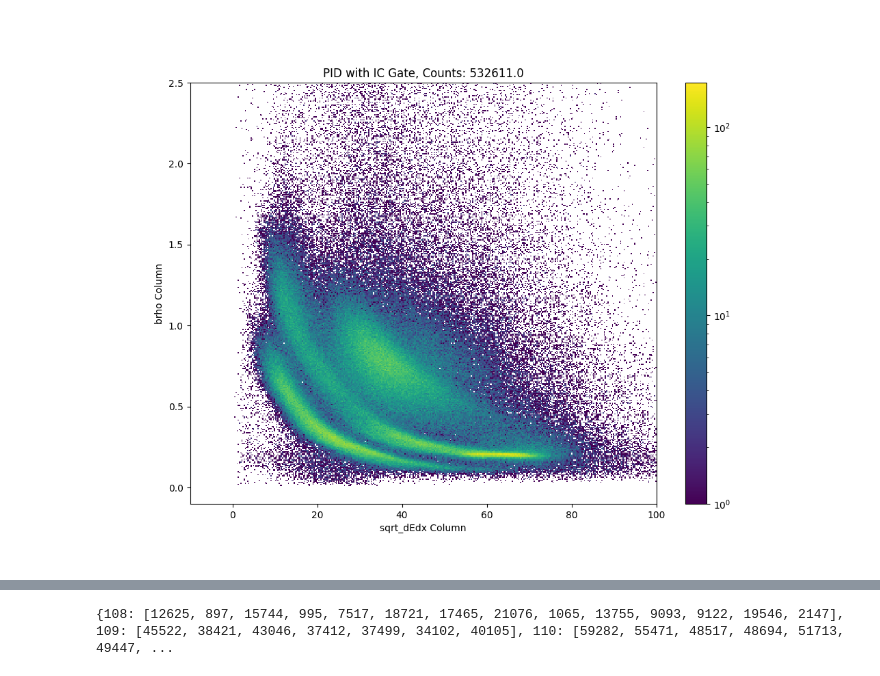
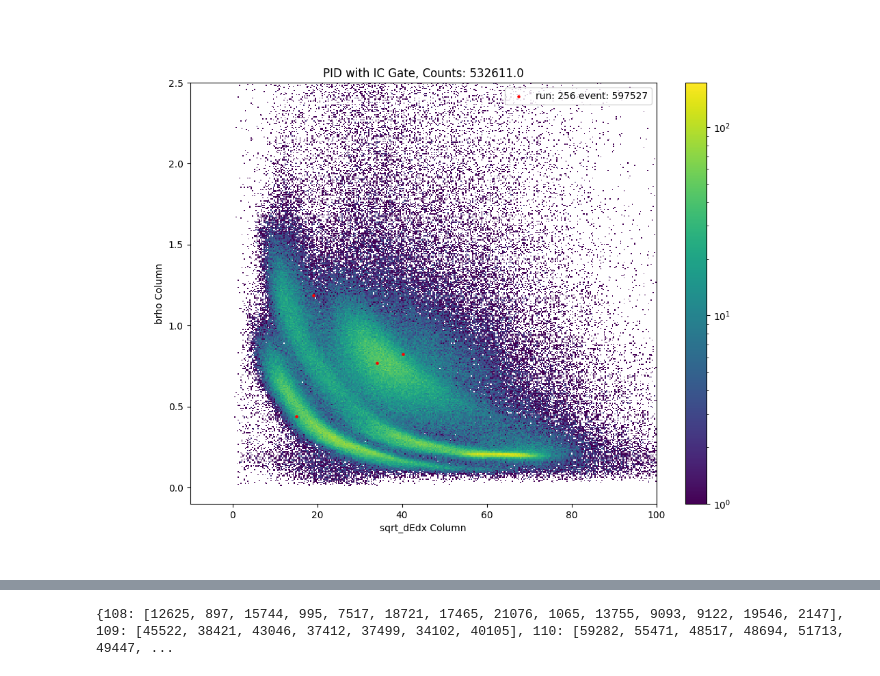
Before and after one commit to Till-Schaeffeler/e20009-analysis, a Jupyter notebook: notebooks/PID_gated_by_energy_range.ipynb, the cells around one changed output, grey strips where cells are left out. Saved outputs shown, nothing was run; the diff lists cells and outputs as text; code cells hidden in the pictures.

```diff
--- a/notebooks/PID_gated_by_energy_range.ipynb
+++ b/notebooks/PID_gated_by_energy_range.ipynb
@@ -52,34 +52,35 @@ for run in range(run_min, run_max+1):
 # %%
 # Plot PID and draw gate by clicking points on plot
 particle_id_IC_gate_hist = grammer.get_hist2d("particle_id_IC_gate")
 fig, ax = plt.subplots(1,1)
 # _ = PolygonSelector(ax, handler.mpl_on_select)
 mesh = ax.pcolormesh(particle_id_IC_gate_hist.x_bins, particle_id_IC_gate_hist.y_bins, particle_id_IC_gate_hist.counts, norm='log')
 # mesh = ax.pcolormesh(pid_hist.x_bins, pid_hist.y_bins, pid_hist.counts)
 
 ### Below Used to overlay individual events on top of PID ###
 
-# points = np.loadtxt("C:\\Users\\schaeffe\\Desktop\\e20009_analysis-dev_1_18_2025\\e20009_analysis-dev\\notebooks\\273_1491801\\results_273_1491801_w_sqrt.txt", delimiter=",")  # Adjust filename if necessary
-# x_points = points[:, 0]  # First column
-# y_points = points[:, 1]  # Second column
-# plt.scatter(x_points, y_points, color='red', label='run: 273 event: 1491801', s=5)
-# plt.legend()
+points = np.loadtxt("C:\\Users\\schaeffe\\Desktop\\e20009-analysis\\notebooks\\results_256_597527_w_sqrt.txt", delimiter=",")  # Adjust filename if necessary
+x_points = points[:, 0]  # First column
+y_points = points[:, 1]  # Second column
+plt.scatter(x_points, y_points, color='red', label='run: 256 event: 597527', s=5)
+# plt.scatter(36.79498920831657, 0.9075735226642032, color="blue", label="HDBSCAN Original Clustering")
+plt.legend()
 
 ### END ###
 counts = 0
 for bin in sum(particle_id_IC_gate_hist.counts):
     counts += bin
 
 # print(counts)
 
 fig.colorbar(mesh, ax=ax)
 ax.set_title(f"PID with IC Gate, Counts: {counts}")
 ax.set_xlabel(f"{pid_x_axis} Column")
 ax.set_ylabel(f"{pid_y_axis} Column")
 fig.set_figheight(8.0)
 fig.set_figwidth(11.0)
 # %% [output]
-[figure, old version]
+[figure, new version]
 # %%
 def load_run_events(file_path):
     run_events = {}
```
Also changed, not shown: parts of 2 cells of this notebook, 8 other files.
